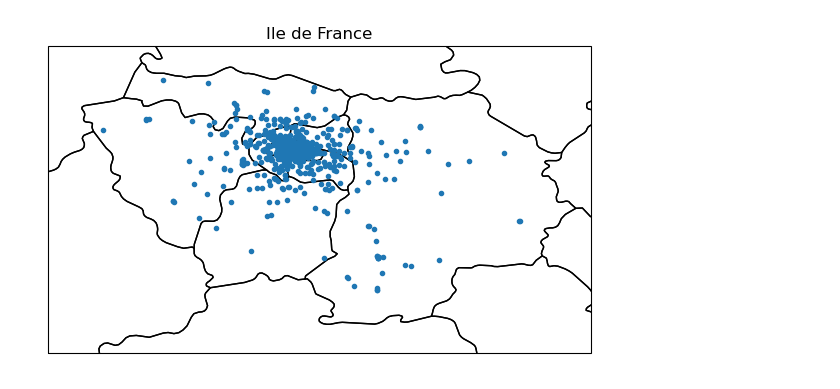
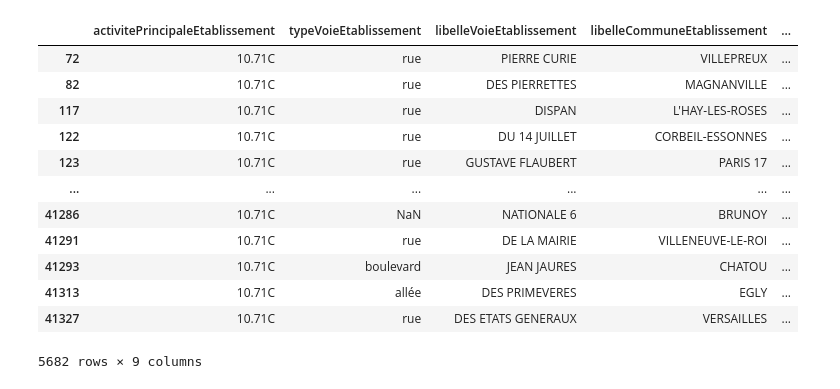
Before and after one commit to RichardAHOU/Projet-2A, a Jupyter notebook: Find datas.ipynb, the cells around one changed output. Saved outputs shown, nothing was run; the diff lists cells and outputs as text; code cells hidden in the pictures.

```diff
--- a/Find datas.ipynb
+++ b/Find datas.ipynb
@@ -145,10 +129,0 @@ ax.set_title('Ile de France');
-# %%
-df=pd.read_csv("Projet-2A/boulangerie.csv")
-%matplotlib inline
-fig = plt.figure(figsize=(7,7))
-ax = fig.add_subplot(1, 1, 1, projection=ccrs.PlateCarree())
-ax.set_extent([1.3, 3.6, 48, 49.3])
-
-ax.add_feature(cfeature.STATES)
-ax.plot(df.long, df.lat, '.')
-ax.set_title('Ile de France');
@@ -157,12 +129,0 @@ ax.set_title('Ile de France');
-# %%
-df=pd.read_csv("Projet-2A/librairies.csv")
-%matplotlib inline
-fig = plt.figure(figsize=(7,7))
-ax = fig.add_subplot(1, 1, 1, projection=ccrs.PlateCarree())
-ax.set_extent([1.3, 3.6, 48, 49.3])
-
-ax.add_feature(cfeature.STATES)
-ax.plot(df.long, df.lat, '.')
-ax.set_title('Ile de France');
-# %% [output]
-[figure, removed]
@@ -170,0 +130,22 @@ ax.set_title('Ile de France');
+# %%
+geometry2=[]
+for k in tqdm(range(len(df))):
+    geometry2.append(Point(df.iloc[k,7],df.iloc[k,8]))
+
+df.geometry=geometry2
+# %%
+df
+# %% [output]
+|  | activitePrincipaleEtablissement | typeVoieEtablissement | libelleVoieEtablissement | libelleCommuneEtablissement | ... |
+| 72 | 10.71C | rue | PIERRE CURIE | VILLEPREUX | ... |
+| 82 | 10.71C | rue | DES PIERRETTES | MAGNANVILLE | ... |
+| 117 | 10.71C | rue | DISPAN | L'HAY-LES-ROSES | ... |
+| 122 | 10.71C | rue | DU 14 JUILLET | CORBEIL-ESSONNES | ... |
+| 123 | 10.71C | rue | GUSTAVE FLAUBERT | PARIS 17 | ... |
+| ... | ... | ... | ... | ... | ... |
+| 41286 | 10.71C | NaN | NATIONALE 6 | BRUNOY | ... |
+| 41291 | 10.71C | rue | DE LA MAIRIE | VILLENEUVE-LE-ROI | ... |
+| 41293 | 10.71C | boulevard | JEAN JAURES | CHATOU | ... |
+| 41313 | 10.71C | allée | DES PRIMEVERES | EGLY | ... |
+| 41327 | 10.71C | rue | DES ETATS GENERAUX | VERSAILLES | ... |
+5682 rows × 9 columns
```
Also changed, not shown: parts of 15 cells of this notebook, 1 other file.
